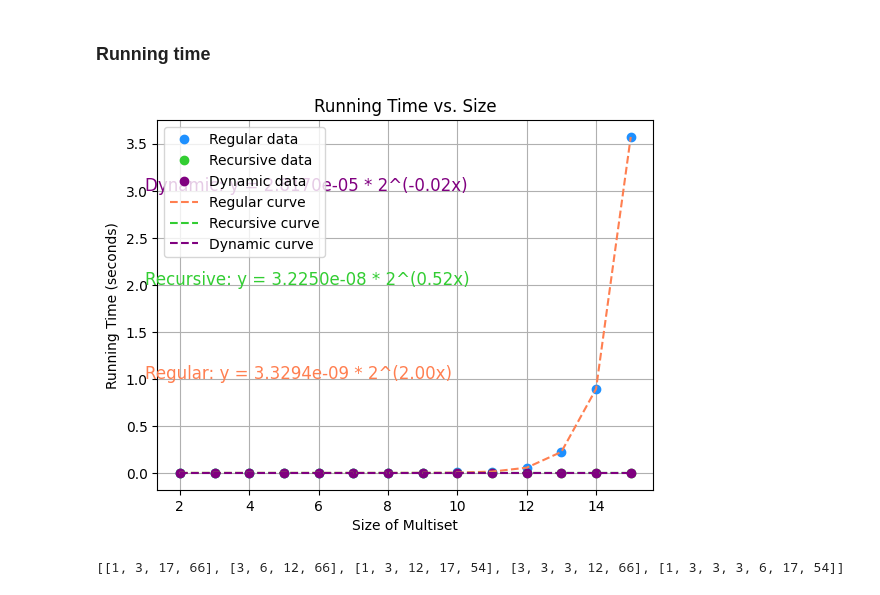
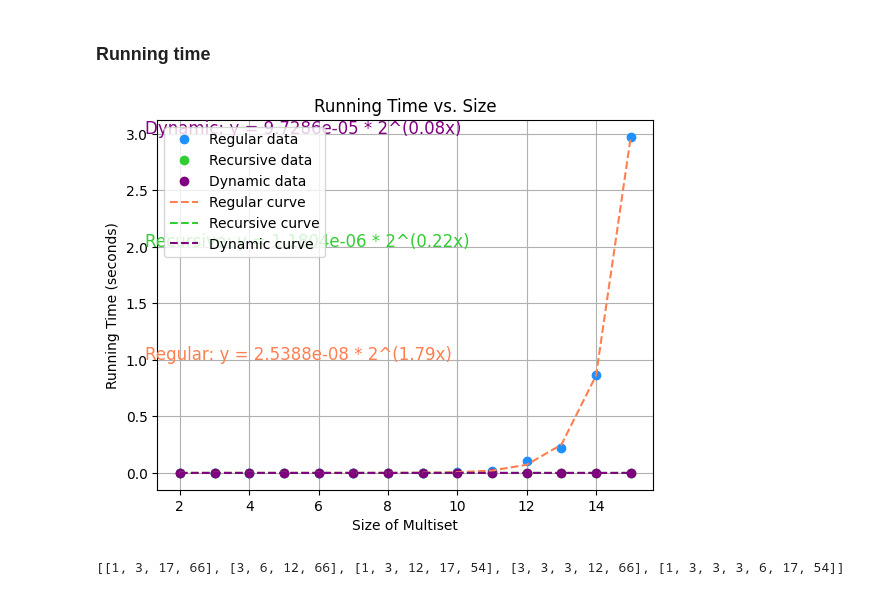
Before and after one commit to tinman2030/MIPT-Group7, a Jupyter notebook: analysis.ipynb, the cells around one changed output. Cells and saved outputs as stored; diff of their text form; code cells hidden in the pictures.

```diff
--- a/analysis.ipynb
+++ b/analysis.ipynb
@@ -90,7 +90,7 @@ for i in range(14):
     start_time = time.time()
 
     combos = make_combos(toAdd)
-    result = get_sums(combos,5)
+    result = get_sums(combos,144)
 
     end_time = time.time()
 
@@ -102,7 +102,7 @@ for i in range(14):
 
     start_time = time.time()
 
-    recursive_sums(toAdd,i+2,5)
+    recursive_sums(toAdd,i+2,144)
 
     end_time = time.time()
     recRunTime = end_time - start_time
@@ -112,7 +112,7 @@ for i in range(14):
 
     start_time = time.time()
 
-    result = dynamic_sums(toAdd,i+2,5)
+    result = dynamic_sums(toAdd,i+2,144)
 
     end_time = time.time()
 
@@ -136,34 +136,34 @@ def fit_function_rec(x, a, b):
 
 def fit_function_dyn(x, a, b):
     return a * 2**(b * x)
 
 # Perform the curve fitting for each approach
 popt_reg, pcov_reg = curve_fit(fit_function_reg, reg_x_data, reg_y_data)
 popt_rec, pcov_rec = curve_fit(fit_function_rec, rec_x_data, rec_y_data)
 popt_dyn, pcov_dyn = curve_fit(fit_function_dyn, dyn_x_data, dyn_y_data)
 
 # Plot the data and the fitted curves for each approach
 plt.plot(reg_x_data, reg_y_data, "bo", label='Regular data', color='dodgerblue')
 plt.plot(rec_x_data, rec_y_data, "bo", label='Recursive data', color='limegreen')
 plt.plot(dyn_x_data, dyn_y_data, "bo", label='Dynamic data', color='purple')
 
 plt.plot(reg_x_data, fit_function_reg(reg_x_data, *popt_reg), 'r-', label='Regular curve', color='coral', linestyle='--')
 plt.plot(rec_x_data, fit_function_rec(rec_x_data, *popt_rec), 'r-', label='Recursive curve', color='limegreen', linestyle='--')
 plt.plot(dyn_x_data, fit_function_dyn(dyn_x_data, *popt_dyn), 'r-', label='Dynamic curve', color='purple', linestyle='--')
 
 # Annotate the plot with the equations of the fitted functions for each approach
 plt.text(1, 1, f'Regular: y = {popt_reg[0]:.4e} * 2^({popt_reg[1]:.2f}x)', fontsize=12, color='coral')
 plt.text(1, 2, f'Recursive: y = {popt_rec[0]:.4e} * 2^({popt_rec[1]:.2f}x)', fontsize=12, color='limegreen')
 plt.text(1, 3, f'Dynamic: y = {popt_dyn[0]:.4e} * 2^({popt_dyn[1]:.2f}x)', fontsize=12, color='purple')
 
 plt.xlabel('Size of Multiset')
 plt.ylabel('Running Time (seconds)')
 plt.title('Running Time vs. Size')
 plt.legend()
 plt.grid(True)
 plt.show()
 # %% [output]
-[figure, old version]
+[figure, new version]
 # %%
 def generate_random_numbers(n):
     return [random.random() for _ in range(n)]
```
Also changed, not shown: parts of 2 cells of this notebook, 3 other files.
